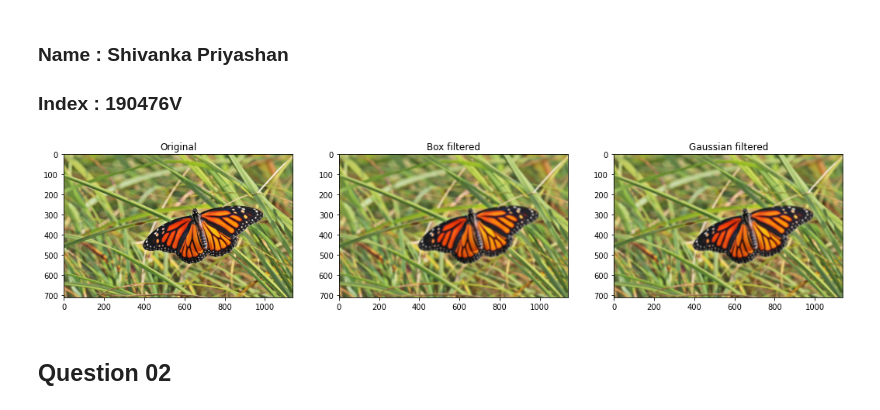
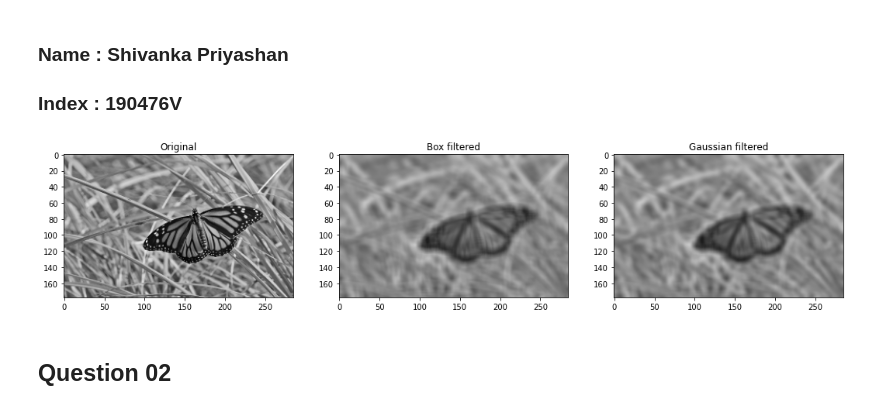
Before and after one commit to shivankapriyashan/EN2250-Fundamentals-of-Image-Processing-and-Machine-Vision, a Jupyter notebook: Exercise_03/Exercise_03.ipynb, the cells around one changed output. Cells and saved outputs as stored; diff of their text form; code cells hidden in the pictures.

```diff
--- a/Exercise_03/Exercise_03.ipynb
+++ b/Exercise_03/Exercise_03.ipynb
@@ -8,30 +8,25 @@ import numpy as np
 import matplotlib.pyplot as plt
 import matplotlib.image as mpimg
 # %%
-butterfly  = cv.imread("D:/04 SEMESTER/EN2550 Fundamentals of Image Processing and Machine Vision/Exercise_03/butterfly.jpg",cv.IMREAD_COLOR)
+butterfly  = cv.imread("D:/04 SEMESTER/EN2550 Fundamentals of Image Processing and Machine Vision/Exercise_03/butterfly.jpg",cv.IMREAD_REDUCED_GRAYSCALE_4)
 assert butterfly is not None
-
-butterfly_RGB = cv.cvtColor(butterfly,cv.COLOR_BGR2RGB)
 
 kernel = np.ones((9,9),np.float32)/81
 imgA = cv.filter2D(butterfly,-1,kernel)
 
 imgB = cv.GaussianBlur(butterfly,(9,9),4)
 
-imgA_RGB = cv.cvtColor(imgA,cv.COLOR_BGR2RGB)
-imgB_RGB = cv.cvtColor(imgB,cv.COLOR_BGR2RGB)
-
 fig, axes = plt.subplots(1,3,figsize=(18,18))
-axes[0].imshow(butterfly_RGB)
+axes[0].imshow(butterfly,cmap='gray')
 axes[0].set_title('Original')
 
 axes[1].imshow(imgA_RGB)
 axes[1].set_title('Box filtered')
 
 axes[2].imshow(imgB_RGB)
 axes[2].set_title('Gaussian filtered')
 plt.show()
 # %% [output]
-[figure, old version]
+[figure, new version]
 # %% [markdown]
 ## Question 02
```
Also changed, not shown: parts of 3 cells of this notebook.
